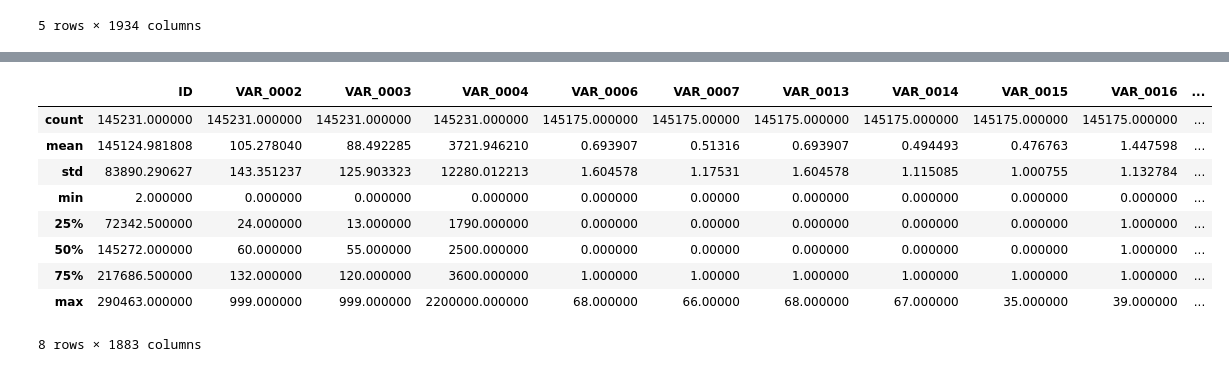
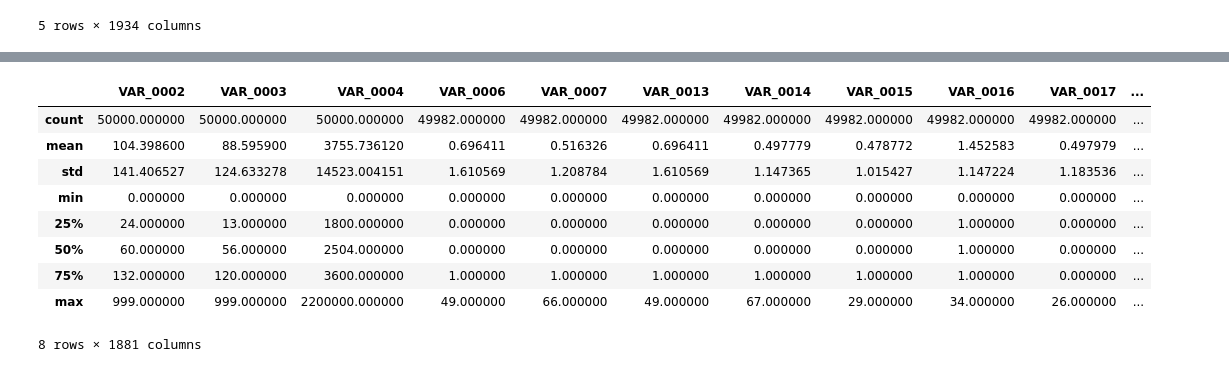
Before and after one commit to beervalley/Data-Science-Intensive, a Jupyter notebook: Kaggle_Capstone_Project/Market_Response_Project.ipynb, the cells around one changed output, grey strips where cells are left out. Drawn from its saved outputs; the diff is of its cells as text; code cells hidden in the pictures.

```diff
--- a/Kaggle_Capstone_Project/Market_Response_Project.ipynb
+++ b/Kaggle_Capstone_Project/Market_Response_Project.ipynb
@@ -31,0 +26,4 @@ data.tail()
+# %%
+# Random Select part of data set due to the memory limit
+random_data = data.sample(50000)
+random_data.head()
@@ -39,0 +59,4 @@ memory usage: 2.1+ GB
+# %%
+# Extraced the 'target' feature to be label set
+target = random_data.pop('target')
+target.head()
@@ -39,0 +70,4 @@ memory usage: 2.1+ GB
+# %%
+# Pop the ID column which is useless
+data_ID = random_data.pop('ID')
+random_data.head()
@@ -39,0 +87,5 @@ memory usage: 2.1+ GB
+# %%
+# We handle the numerical columns in training set
+numerics = ['float64', 'int64']
+data_num = random_data.select_dtypes(include=numerics)
+data_num.head()
@@ -40,13 +100,13 @@ memory usage: 2.1+ GB
 # %%
-data.describe()
+data_num.describe()
 # %% [output]
-|  | ID | VAR_0002 | VAR_0003 | VAR_0004 | VAR_0006 | VAR_0007 | VAR_0013 | VAR_0014 | VAR_0015 | VAR_0016 | ... |
-| count | 145231.000000 | 145231.000000 | 145231.000000 | 145231.000000 | 145175.000000 | 145175.00000 | 145175.000000 | 145175.000000 | 145175.000000 | 145175.000000 | ... |
-| mean | 145124.981808 | 105.278040 | 88.492285 | 3721.946210 | 0.693907 | 0.51316 | 0.693907 | 0.494493 | 0.476763 | 1.447598 | ... |
-| std | 83890.290627 | 143.351237 | 125.903323 | 12280.012213 | 1.604578 | 1.17531 | 1.604578 | 1.115085 | 1.000755 | 1.132784 | ... |
-| min | 2.000000 | 0.000000 | 0.000000 | 0.000000 | 0.000000 | 0.00000 | 0.000000 | 0.000000 | 0.000000 | 0.000000 | ... |
-| 25% | 72342.500000 | 24.000000 | 13.000000 | 1790.000000 | 0.000000 | 0.00000 | 0.000000 | 0.000000 | 0.000000 | 1.000000 | ... |
-| 50% | 145272.000000 | 60.000000 | 55.000000 | 2500.000000 | 0.000000 | 0.00000 | 0.000000 | 0.000000 | 0.000000 | 1.000000 | ... |
-| 75% | 217686.500000 | 132.000000 | 120.000000 | 3600.000000 | 1.000000 | 1.00000 | 1.000000 | 1.000000 | 1.000000 | 1.000000 | ... |
-| max | 290463.000000 | 999.000000 | 999.000000 | 2200000.000000 | 68.000000 | 66.00000 | 68.000000 | 67.000000 | 35.000000 | 39.000000 | ... |
+|  | VAR_0002 | VAR_0003 | VAR_0004 | VAR_0006 | VAR_0007 | VAR_0013 | VAR_0014 | VAR_0015 | VAR_0016 | VAR_0017 | ... |
+| count | 50000.000000 | 50000.000000 | 50000.000000 | 49982.000000 | 49982.000000 | 49982.000000 | 49982.000000 | 49982.000000 | 49982.000000 | 49982.000000 | ... |
+| mean | 104.398600 | 88.595900 | 3755.736120 | 0.696411 | 0.516326 | 0.696411 | 0.497779 | 0.478772 | 1.452583 | 0.497979 | ... |
+| std | 141.406527 | 124.633278 | 14523.004151 | 1.610569 | 1.208784 | 1.610569 | 1.147365 | 1.015427 | 1.147224 | 1.183536 | ... |
+| min | 0.000000 | 0.000000 | 0.000000 | 0.000000 | 0.000000 | 0.000000 | 0.000000 | 0.000000 | 0.000000 | 0.000000 | ... |
+| 25% | 24.000000 | 13.000000 | 1800.000000 | 0.000000 | 0.000000 | 0.000000 | 0.000000 | 0.000000 | 1.000000 | 0.000000 | ... |
+| 50% | 60.000000 | 56.000000 | 2504.000000 | 0.000000 | 0.000000 | 0.000000 | 0.000000 | 0.000000 | 1.000000 | 0.000000 | ... |
+| 75% | 132.000000 | 120.000000 | 3600.000000 | 1.000000 | 1.000000 | 1.000000 | 1.000000 | 1.000000 | 1.000000 | 0.000000 | ... |
+| max | 999.000000 | 999.000000 | 2200000.000000 | 49.000000 | 66.000000 | 49.000000 | 67.000000 | 29.000000 | 34.000000 | 26.000000 | ... |
-8 rows × 1883 columns
+8 rows × 1881 columns
```
Also changed, not shown: parts of 90 cells of this notebook.
